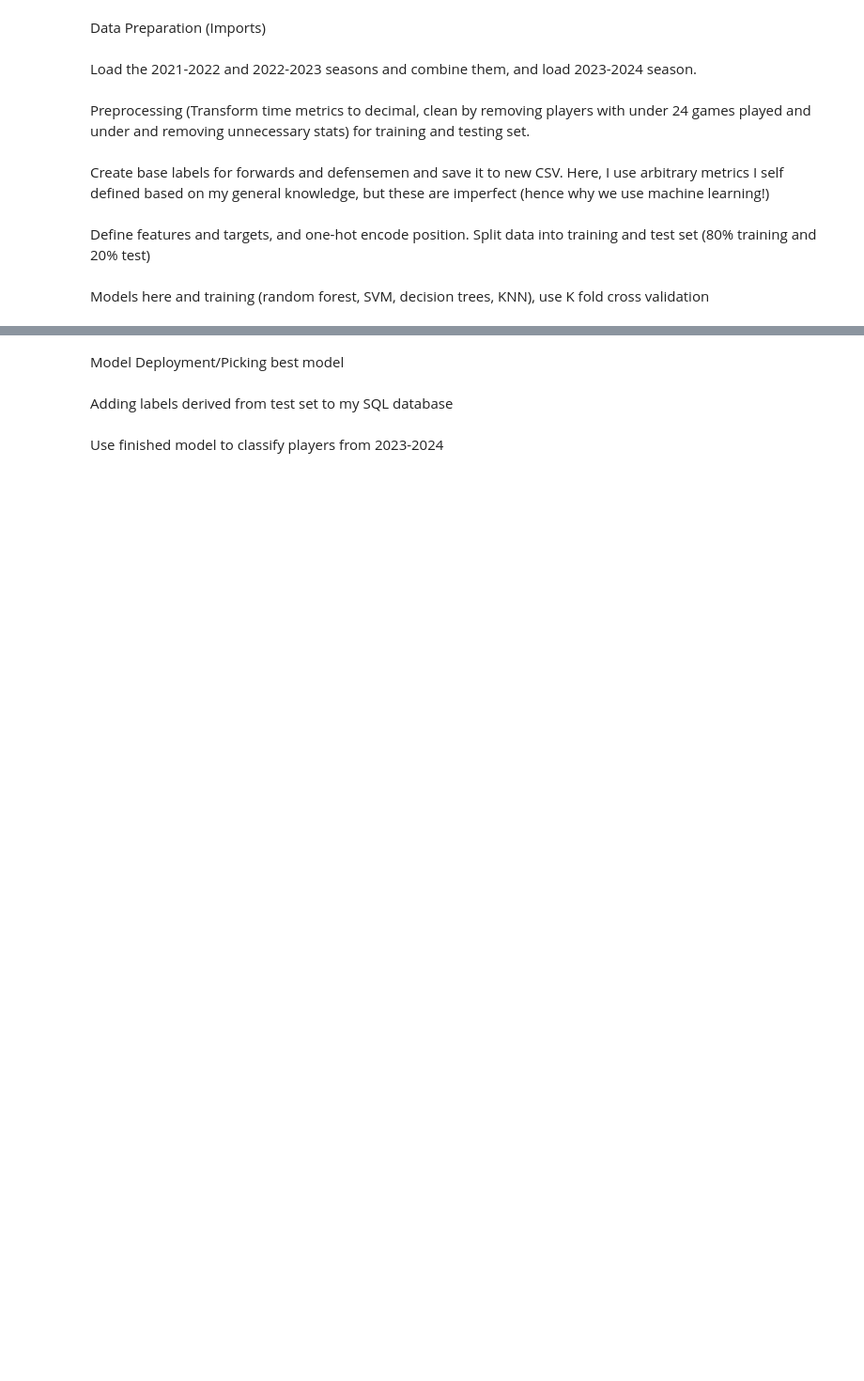
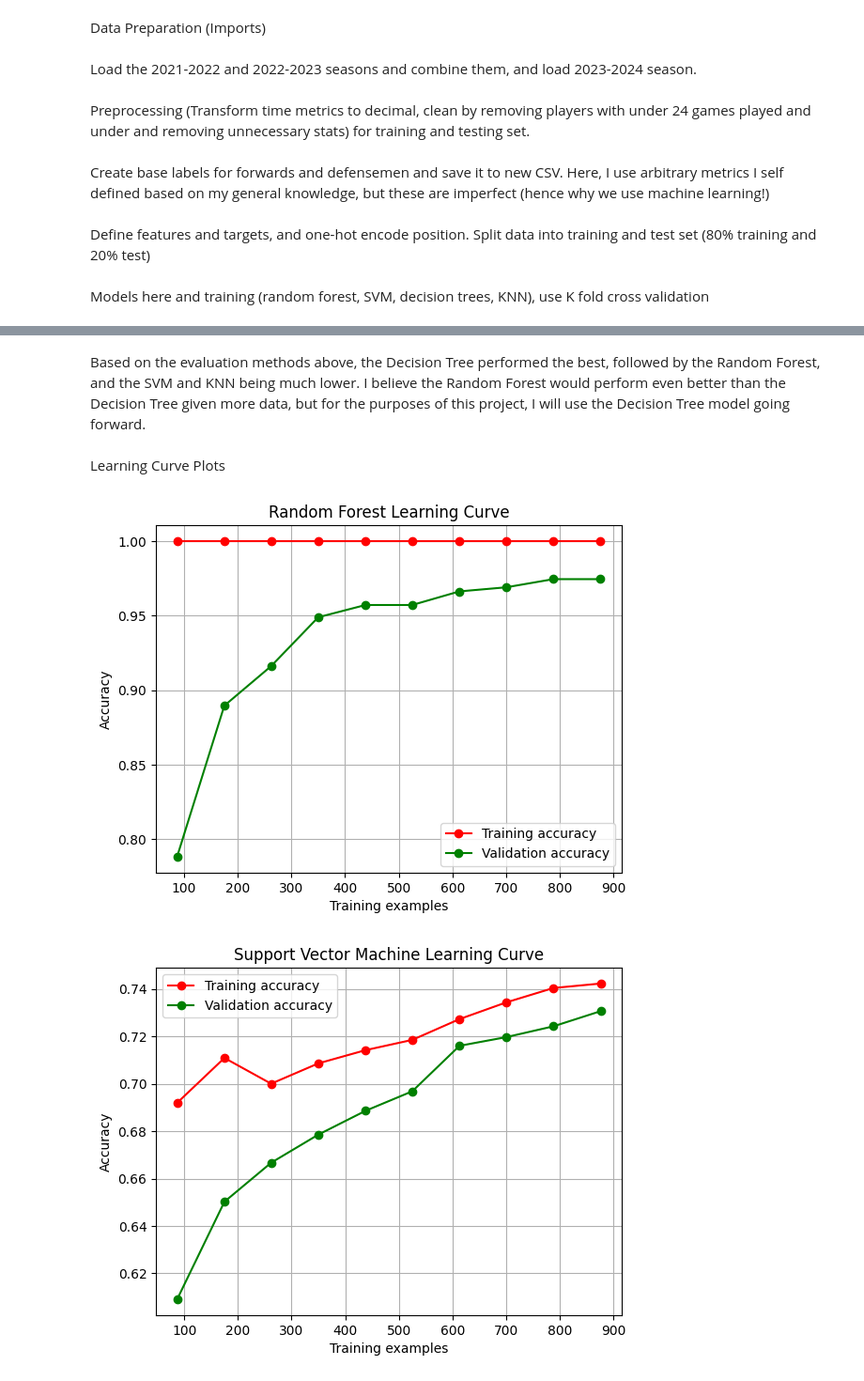
Before and after one commit to LoganKillian/Fantasy-Hockey-App, a Jupyter notebook: backend/models/player_archetype_classifier.ipynb, the cells around one changed output, grey strips where cells are left out. Shown at 94% size. Saved outputs shown, nothing was run; the diff lists cells and outputs as text; code cells hidden in the pictures; blank space fills up the shorter version.

Commit message:
Finalized player archetype classifier plots and predicted archetypes of 2023-2024 players, added this column to PostgreSQL database

```diff
--- a/backend/models/player_archetype_classifier.ipynb
+++ b/backend/models/player_archetype_classifier.ipynb
@@ -32,8 +34,9 @@ df_training.to_csv('training_data.csv', index=False)
 Preprocessing (Transform time metrics to decimal, clean by removing players with under 24 games played and under and removing unnecessary stats) for training and testing set.
 # %%
 # Keep only necessary stats for training model
-columns_to_keep = ['Name', 'Pos', 'GP', 'G', 'A', 'P', 'PIM', 'TOI', 'SH', 'G/GP', 'A/GP', 'P/GP', 'HITS', 'BS']
+columns_to_keep = ['Pos', 'GP', 'G', 'A', 'P', 'PIM', 'TOI', 'SH', 'G/GP', 'A/GP', 'P/GP', 'HITS', 'BS']
 df_training = df_training[columns_to_keep]
+df_2023_2024 = df_2023_2024[columns_to_keep]
 
 # Remove players with under 25 games played
 df_training = df_training[df_training['GP'] >= 25]
@@ -50,7 +53,7 @@ def time_to_decimal(time):
         if time.count(':') == 2:
             time = ':'.join(time.split(':')[:2])
 
-        # Convert ice time to decimal
+        # Convert ice times to decimal values
         minutes, seconds = map(int, time.split(':'))
         return minutes + seconds / 100
 
@@ -93,7 +96,7 @@ def label_player(row):
             return 'Grinder'
     elif row['Pos'] == 'D':
         # All-around
-        if row['P/GP'] >= 0.4 and row['TOI'] >= 21.00 and row['SH'] >= 1.30:
+        if row['P/GP'] >= 0.35 and row['TOI'] >= 23.00 and row['SH'] >= 1.30:
             return 'All-around'
         # Offensive
         elif row['P/GP'] >= 0.35:
@@ -111,7 +114,7 @@ df_training.to_csv('training_data.csv', index=False)
 # %% [markdown]
 Define features and targets, and one-hot encode position. Split data into training and test set (80% training and 20% test)
 # %%
-x = df_training.drop(columns=['Name', 'Label'])
+x = df_training.drop('Label', axis=1)
 y = df_training['Label']
 
 categorical_features = ['Pos']
@@ -123,9 +126,9 @@ preprocessor = ColumnTransformer(
     remainder='passthrough'
 )
 
-x_processed = preprocessor.fit_transform(x)
+x = preprocessor.fit_transform(x)
 
-x_train, x_test, y_train, y_test = train_test_split(x_processed, y, test_size=0.2, random_state=42)
+x_train, x_test, y_train, y_test = train_test_split(x, y, test_size=0.2, random_state=42)
 # %% [markdown]
 Models here and training (random forest, SVM, decision trees, KNN), use K fold cross validation
 # %%
@@ -239,6 +179,27 @@ Hyperparameter  (save evaluation scores of each model of different hyperparamete
-# %% [markdown]
-Model Deployment/Picking best model
-# %% [markdown]
-Adding labels derived from test set to my SQL database
-# %% [markdown]
-Use finished model to classify players from 2023-2024
+# %% [markdown]
+Based on the evaluation methods above, the Decision Tree performed the best, followed by the Random Forest, and the SVM and KNN being much lower. I believe the Random Forest would perform even better than the Decision Tree given more data, but for the purposes of this project, I will use the Decision Tree model going forward.
+# %% [markdown]
+Learning Curve Plots
+# %%
+def plot_learning_curve(model, X_train, y_train, title='Learning Curve'):
+    train_sizes, train_scores, test_scores = learning_curve(model, X_train, y_train, cv=5, scoring='accuracy', n_jobs=-1, train_sizes=np.linspace(0.1, 1.0, 10))
+
+    # Calculate mean scores
+    train_scores_mean = np.mean(train_scores, axis=1)
+    test_scores_mean = np.mean(test_scores, axis=1)
+
+    # Plot learning curves
+    plt.figure()
+    plt.plot(train_sizes, train_scores_mean, 'o-', color='r', label="Training accuracy")
+    plt.plot(train_sizes, test_scores_mean, 'o-', color='g', label="Validation accuracy")
+    plt.title(title)
+    plt.xlabel("Training examples")
+    plt.ylabel("Accuracy")
+    plt.legend(loc="best")
+    plt.grid()
+    plt.show()
+for name, model in models.items():
+    plot_learning_curve(model, x_train, y_train, title=f'{name} Learning Curve')
+# %% [output]
+[figure, added]
+[figure, added]
```
Also changed, not shown: parts of 14 cells of this notebook.
